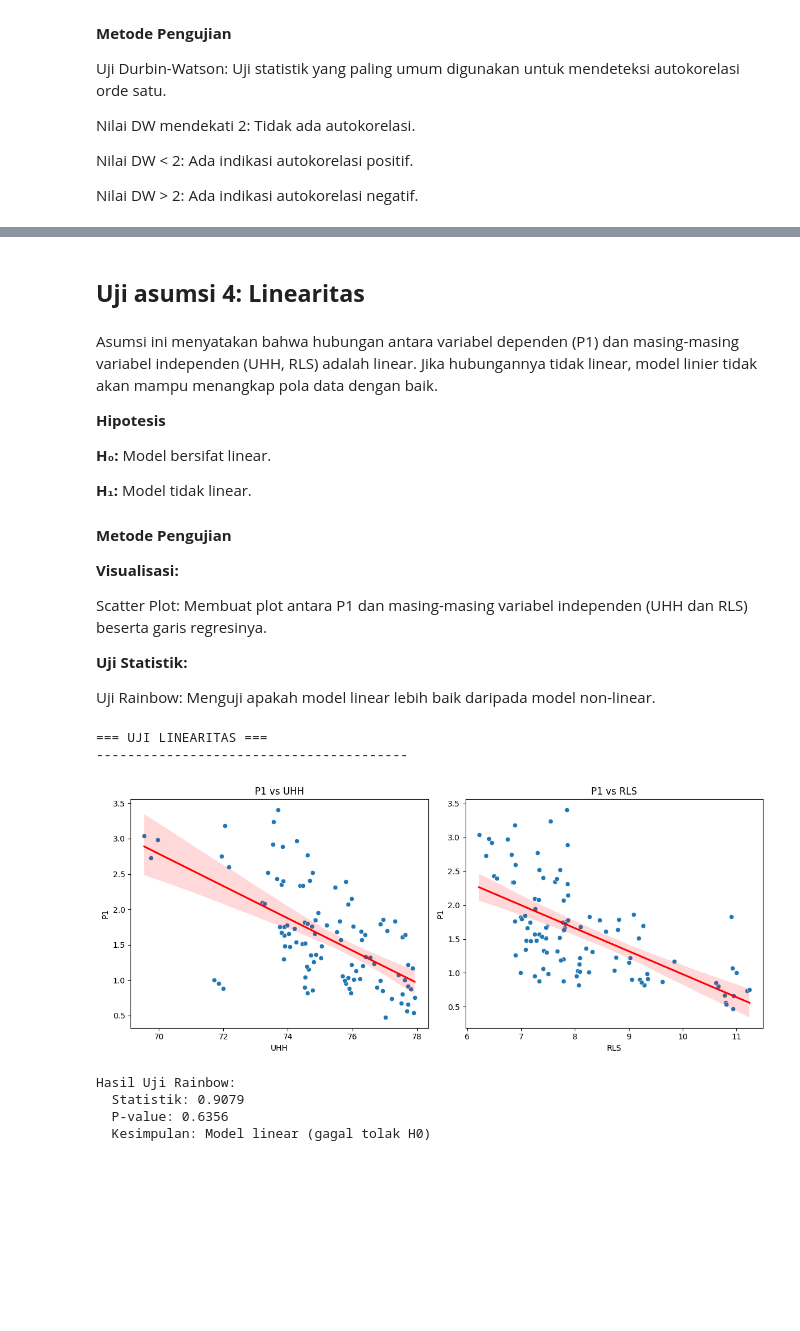
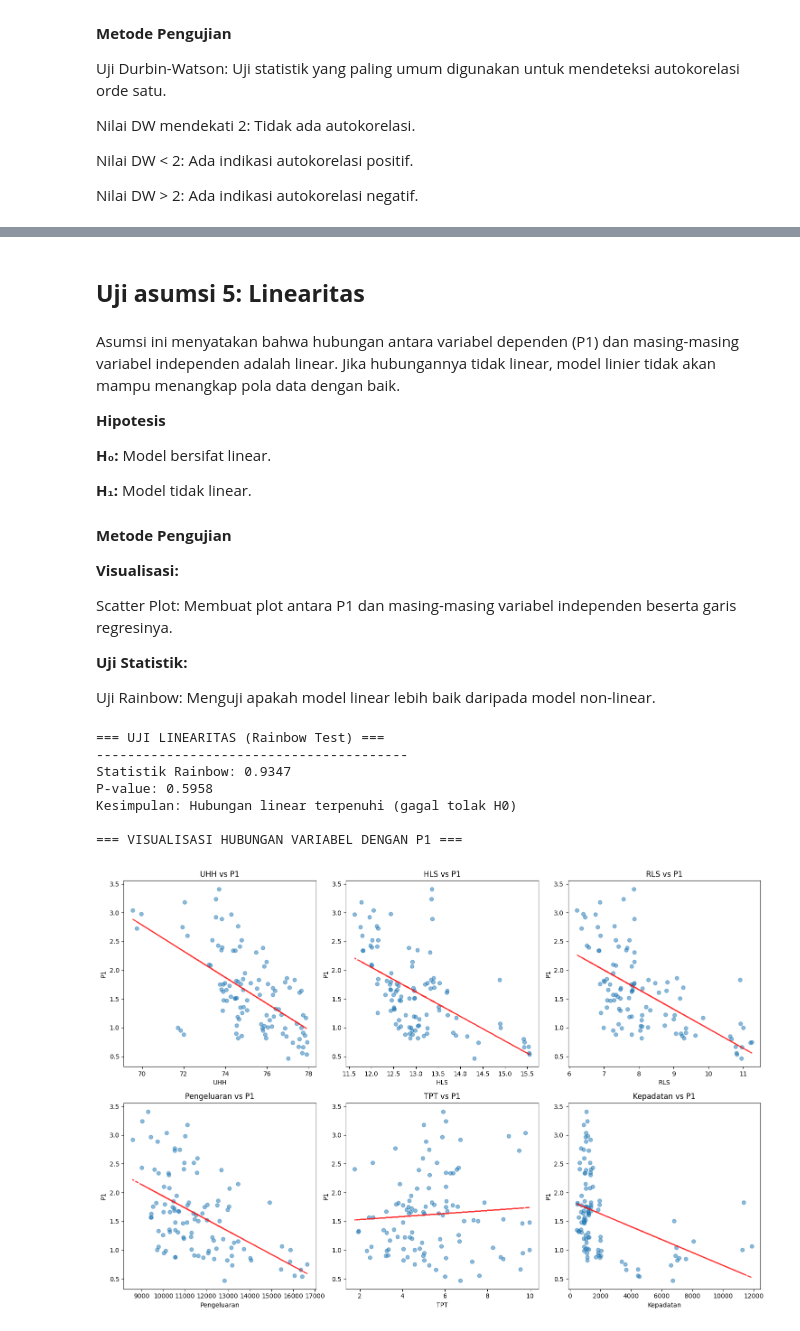
Before and after one commit to trishagarniss/projek-PDS-IPM, a Jupyter notebook: src/04_uji_asumsi.ipynb, the cells around one changed output, grey strips where cells are left out. Saved outputs shown, nothing was run; the diff lists cells and outputs as text; code cells hidden in the pictures; blank space fills up the shorter version.

```diff
--- a/src/04_uji_asumsi.ipynb
+++ b/src/04_uji_asumsi.ipynb
@@ -23,4 +13,10 @@ from statsmodels.stats.outliers_influence import variance_inflation_factor
 import warnings
 warnings.filterwarnings('ignore')
 # %%
-df = pd.read_csv(r"C:\\Users\\ASUS\\projek-PDS-IPM\\data_clean\\dataset_final_2021-2024.csv")
+path_data_clean = "../data_clean/"
+
+file_data_bersih = os.path.join(path_data_clean, "dataset_final_2021-2024.csv")
+
+
+df = pd.read_csv(file_data_bersih)
+df.head()
@@ -28,11 +31,11 @@ df = pd.read_csv(r"C:\\Users\\ASUS\\projek-PDS-IPM\\data_clean\\dataset_final_20
 df_train = df[df["Tahun"].isin([2021, 2022, 2023])].copy()
 df_test = df[df["Tahun"] == 2024].copy()
 # %%
-X_cols_final = ["UHH", "RLS"]
+X_cols_final = ["UHH", "HLS", "RLS", "Pengeluaran", "TPT", "Kepadatan" ]
 y_train = df_train["P1"]
 # %%
 # Bangun model OLS final menggunakan data training
-X_train_final = sm.add_constant(df_train[X_cols_final])
-model_final = sm.OLS(y_train, X_train_final).fit()
+X_train_all = sm.add_constant(df_train[X_cols_final])
+model_all = sm.OLS(y_train, X_train_all).fit()
 # %%
 # Dapatkan residual dan nilai prediksi (fitted values) dari model training
@@ -231,7 +335,7 @@ Hasil Uji Durbin-Watson:
 # %% [markdown]
-## **Uji asumsi 4: Linearitas**
+## **Uji asumsi 5: Linearitas**
 # %% [markdown]
-Asumsi ini menyatakan bahwa hubungan antara variabel dependen (P1) dan masing-masing variabel independen (UHH, RLS) adalah linear. Jika hubungannya tidak linear, model linier tidak akan mampu menangkap pola data dengan baik.
+Asumsi ini menyatakan bahwa hubungan antara variabel dependen (P1) dan masing-masing variabel independen adalah linear. Jika hubungannya tidak linear, model linier tidak akan mampu menangkap pola data dengan baik.
 
 **Hipotesis**
 
@@ -243,39 +347,50 @@ Asumsi ini menyatakan bahwa hubungan antara variabel dependen (P1) dan masing-ma
 
 **Visualisasi:**
 
-Scatter Plot: Membuat plot antara P1 dan masing-masing variabel independen (UHH dan RLS) beserta garis regresinya.
+Scatter Plot: Membuat plot antara P1 dan masing-masing variabel independen beserta garis regresinya.
 
 **Uji Statistik:**
 
 Uji Rainbow: Menguji apakah model linear lebih baik daripada model non-linear.
 # %%
-print("\n=== UJI LINEARITAS ===")
+# ============================================================================
+# UJI ASUMSI 5: LINEARITAS
+# ============================================================================
+print("\n=== UJI LINEARITAS (Rainbow Test) ===")
 print("-" * 40)
 
-# Visualisasi
-plt.figure(figsize=(12, 5))
-for i, col in enumerate(X_cols_final):
-    plt.subplot(1, 2, i+1)
-    sns.scatterplot(x=df_train[col], y=y_train)
-    sns.regplot(x=df_train[col], y=y_train, scatter=False, color='red', line_kws={'color':'red'})
-    plt.title(f'P1 vs {col}')
+# Uji Rainbow
+rainbow_stat, rainbow_p = linear_rainbow(model_all)
+print(f"Statistik Rainbow: {rainbow_stat:.4f}")
+print(f"P-value: {rainbow_p:.4f}")
+if rainbow_p > 0.05:
+    print("Kesimpulan: Hubungan linear terpenuhi (gagal tolak H0)")
+else:
+    print("Kesimpulan: Hubungan tidak linear (tolak H0)")
+
+# Visualisasi hubungan tiap variabel dengan Y
+print("\n=== VISUALISASI HUBUNGAN VARIABEL DENGAN P1 ===")
+fig, axes = plt.subplots(2, 3, figsize=(15, 10))
+axes = axes.flatten()
+
+for idx, col in enumerate(X_cols_final):
+    axes[idx].scatter(df_train[col], y_train, alpha=0.5)
+    axes[idx].set_xlabel(col)
+    axes[idx].set_ylabel('P1')
+    axes[idx].set_title(f'{col} vs P1')
+    # Tambahkan garis regresi sederhana
+    z = np.polyfit(df_train[col], y_train, 1)
+    p = np.poly1d(z)
+    axes[idx].plot(df_train[col], p(df_train[col]), "r--", alpha=0.8)
+
 plt.tight_layout()
 plt.show()
-
-# Uji Rainbow
-rainbow_stat, rainbow_p = linear_rainbow(model_final)
-print("Hasil Uji Rainbow:")
-print(f"  Statistik: {rainbow_stat:.4f}")
-print(f"  P-value: {rainbow_p:.4f}")
-if rainbow_p > 0.05:
-    print("  Kesimpulan: Model linear (gagal tolak H0)")
-else:
-    print("  Kesimpulan: Model tidak linear (tolak H0)")
 # %% [output]
-=== UJI LINEARITAS ===
+=== UJI LINEARITAS (Rainbow Test) ===
 ----------------------------------------
+Statistik Rainbow: 0.9347
+P-value: 0.5958
+Kesimpulan: Hubungan linear terpenuhi (gagal tolak H0)
+
+=== VISUALISASI HUBUNGAN VARIABEL DENGAN P1 ===
-[figure, old version]
+[figure, new version]
-Hasil Uji Rainbow:
-  Statistik: 0.9079
-  P-value: 0.6356
-  Kesimpulan: Model linear (gagal tolak H0)
```
Also changed, not shown: parts of 21 cells of this notebook.
